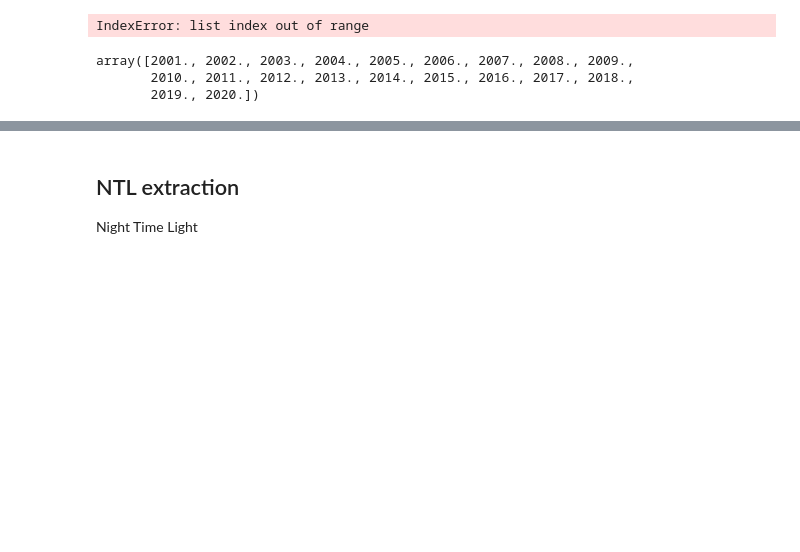
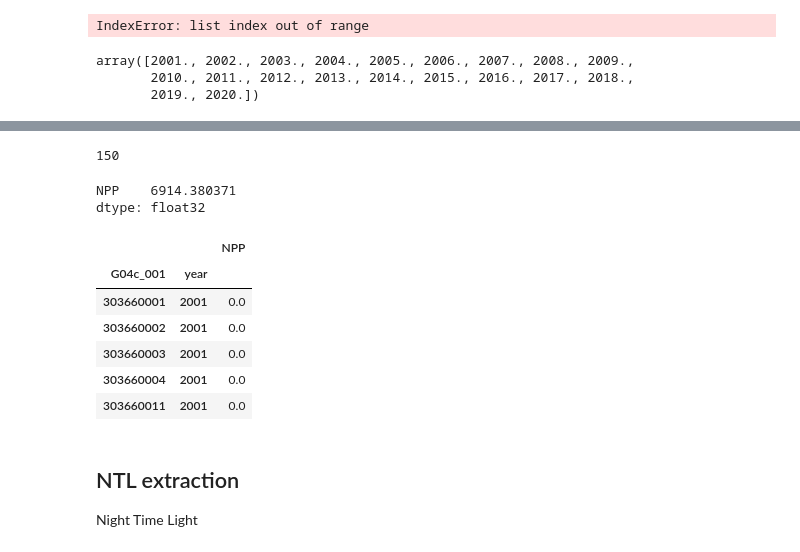
Before and after one commit to MichaelChaoLi-cpu/JapanPop, a Jupyter notebook: 01_PyCode/25_DW_NppNtlPrecipitationTemperature_v1.ipynb, the cells around one changed output, grey strips where cells are left out. Cells and saved outputs as stored; diff of their text form; code cells hidden in the pictures; blank space fills up the shorter version.

```diff
--- a/01_PyCode/25_DW_NppNtlPrecipitationTemperature_v1.ipynb
+++ b/01_PyCode/25_DW_NppNtlPrecipitationTemperature_v1.ipynb
@@ -132,0 +200,21 @@ nppResult = Parallel(n_jobs=4)(delayed(nppExtraction)(int(year), aimFolder, coor
+# %%
+nppResult_2001.columns = ['G04c_001', 'NPP', 'year']
+nppResult_2002.columns = ['G04c_001', 'NPP', 'year']
+nppResult_2003.columns = ['G04c_001', 'NPP', 'year']
+nppResult_2004.columns = ['G04c_001', 'NPP', 'year']
+nppResult_2005.columns = ['G04c_001', 'NPP', 'year']
+nppResult_2006.columns = ['G04c_001', 'NPP', 'year']
+nppResult_2007.columns = ['G04c_001', 'NPP', 'year']
+nppResult_2008.columns = ['G04c_001', 'NPP', 'year']
+nppResult_2009.columns = ['G04c_001', 'NPP', 'year']
+nppResult_2010.columns = ['G04c_001', 'NPP', 'year']
+nppResult_2011.columns = ['G04c_001', 'NPP', 'year']
+nppResult_2012.columns = ['G04c_001', 'NPP', 'year']
+nppResult_2013.columns = ['G04c_001', 'NPP', 'year']
+nppResult_2014.columns = ['G04c_001', 'NPP', 'year']
+nppResult_2015.columns = ['G04c_001', 'NPP', 'year']
+nppResult_2016.columns = ['G04c_001', 'NPP', 'year']
+nppResult_2017.columns = ['G04c_001', 'NPP', 'year']
+nppResult_2018.columns = ['G04c_001', 'NPP', 'year']
+nppResult_2019.columns = ['G04c_001', 'NPP', 'year']
+nppResult_2020.columns = ['G04c_001', 'NPP', 'year']
@@ -132,0 +263,38 @@ nppResult = Parallel(n_jobs=4)(delayed(nppExtraction)(int(year), aimFolder, coor
+# %%
+longNppDF = pd.concat(
+    [nppResult_2001, nppResult_2002, nppResult_2003, nppResult_2004, nppResult_2005, nppResult_2006, nppResult_2007, nppResult_2008,
+    nppResult_2009, nppResult_2010, nppResult_2011, nppResult_2012, nppResult_2013, nppResult_2014, nppResult_2015, nppResult_2016,
+    nppResult_2017, nppResult_2018, nppResult_2019, nppResult_2020]
+)
+# %%
+del nppResult_2001
+del nppResult_2002
+del nppResult_2003
+del nppResult_2004
+del nppResult_2005
+del nppResult_2006
+del nppResult_2007
+del nppResult_2008
+del nppResult_2009
+del nppResult_2010
+del nppResult_2011
+del nppResult_2012
+del nppResult_2013
+del nppResult_2014
+del nppResult_2015
+del nppResult_2016
+del nppResult_2017
+del nppResult_2018
+del nppResult_2019
+del nppResult_2020
+
+import gc
+gc.collect()
+# %% [output]
+150
+# %%
+longNppDF = longNppDF.set_index(['G04c_001','year'])
+longNppDF.mean()
+# %% [output]
+NPP    6914.380371
+dtype: float32
@@ -133,3 +307,13 @@ nppResult = Parallel(n_jobs=4)(delayed(nppExtraction)(int(year), aimFolder, coor
+# %%
+longNppDF.head()
+# %% [output]
+|  |  | NPP |
+| G04c_001 | year |  |
+| 303660001 | 2001 | 0.0 |
+| 303660002 | 2001 | 0.0 |
+| 303660003 | 2001 | 0.0 |
+| 303660004 | 2001 | 0.0 |
+| 303660011 | 2001 | 0.0 |
 # %% [markdown]
 ## NTL extraction
 Night Time Light
```
Also changed, not shown: parts of 18 cells of this notebook.
